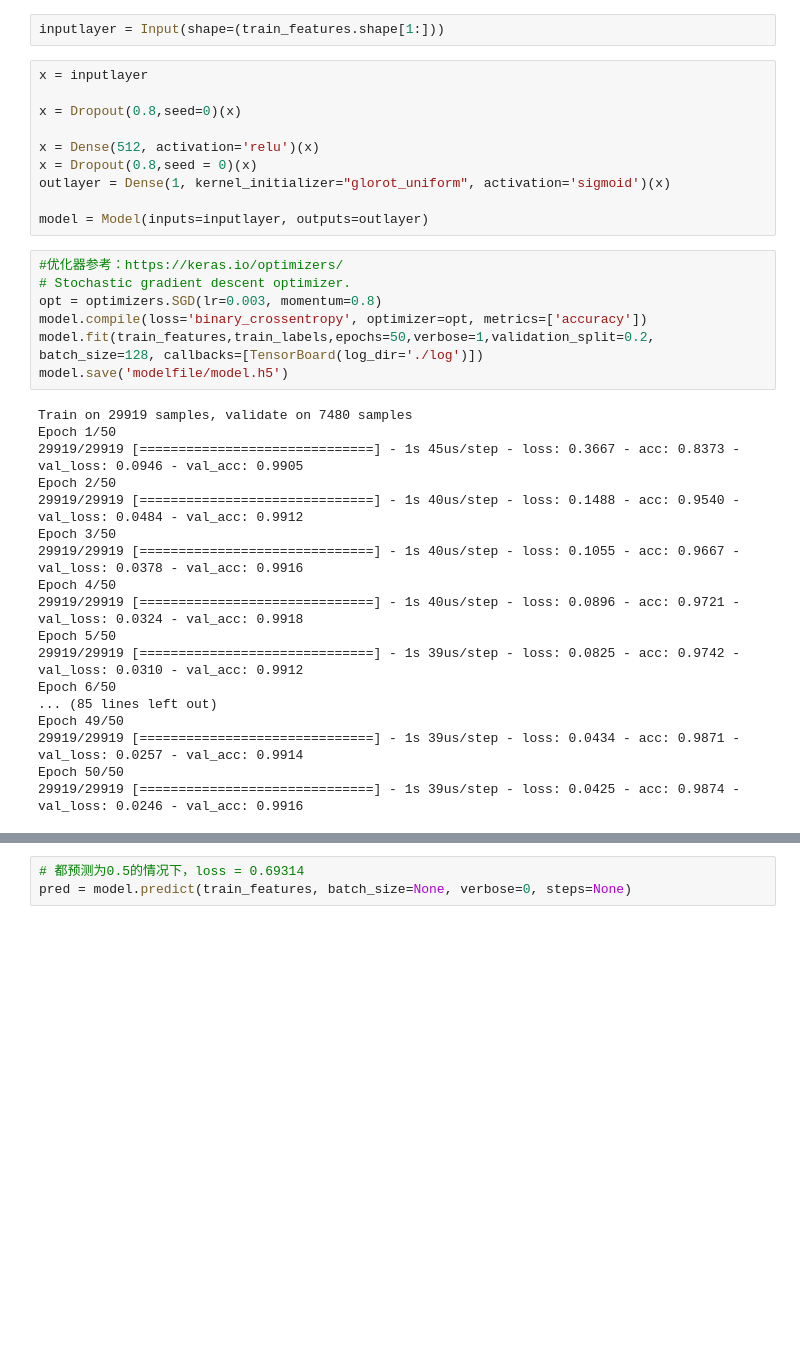
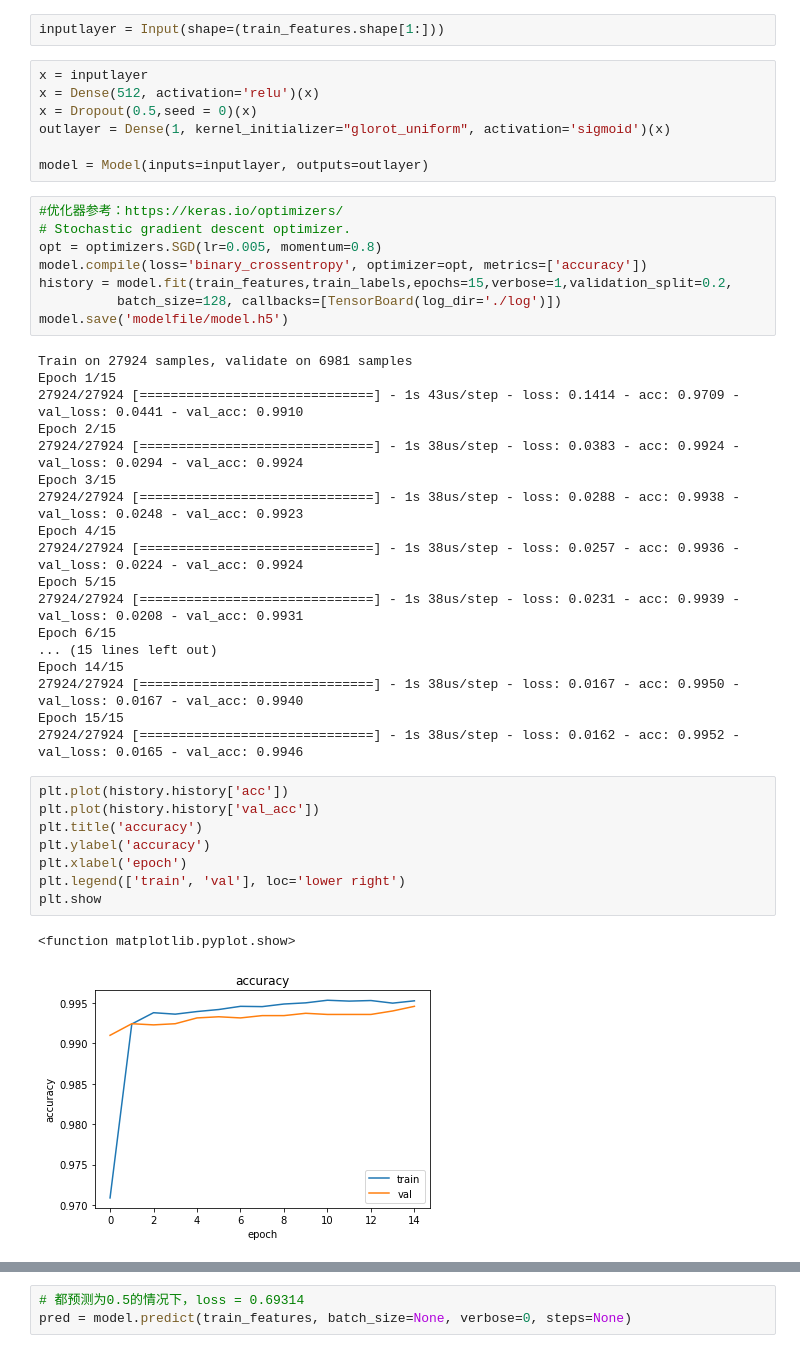
Before and after one commit to htliujy/capstone_dogs_vs_cats, a Jupyter notebook: 6_features_train.ipynb, the cells around one changed output, grey strips where cells are left out. Drawn from its saved outputs; the diff is of its cells as text; blank space fills up the shorter version.

```diff
--- a/6_features_train.ipynb
+++ b/6_features_train.ipynb
@@ -56,36 +56,45 @@ Using TensorFlow backend.
 inputlayer = Input(shape=(train_features.shape[1:]))
 # %%
 x = inputlayer
-
-x = Dropout(0.8,seed=0)(x)
-
 x = Dense(512, activation='relu')(x)
-x = Dropout(0.8,seed = 0)(x)
+x = Dropout(0.5,seed = 0)(x)
 outlayer = Dense(1, kernel_initializer="glorot_uniform", activation='sigmoid')(x)
 
 model = Model(inputs=inputlayer, outputs=outlayer)
 # %%
 #优化器参考：https://keras.io/optimizers/
 # Stochastic gradient descent optimizer.
-opt = optimizers.SGD(lr=0.003, momentum=0.8)
+opt = optimizers.SGD(lr=0.005, momentum=0.8)
 model.compile(loss='binary_crossentropy', optimizer=opt, metrics=['accuracy'])
-model.fit(train_features,train_labels,epochs=50,verbose=1,validation_split=0.2, batch_size=128, callbacks=[TensorBoard(log_dir='./log')])
+history = model.fit(train_features,train_labels,epochs=15,verbose=1,validation_split=0.2,
+          batch_size=128, callbacks=[TensorBoard(log_dir='./log')])
 model.save('modelfile/model.h5')
 # %% [output]
-Train on 29919 samples, validate on 7480 samples
-Epoch 1/50
-29919/29919 [==============================] - 1s 45us/step - loss: 0.3667 - acc: 0.8373 - val_loss: 0.0946 - val_acc: 0.9905
-Epoch 2/50
-29919/29919 [==============================] - 1s 40us/step - loss: 0.1488 - acc: 0.9540 - val_loss: 0.0484 - val_acc: 0.9912
-Epoch 3/50
-29919/29919 [==============================] - 1s 40us/step - loss: 0.1055 - acc: 0.9667 - val_loss: 0.0378 - val_acc: 0.9916
-Epoch 4/50
-29919/29919 [==============================] - 1s 40us/step - loss: 0.0896 - acc: 0.9721 - val_loss: 0.0324 - val_acc: 0.9918
-Epoch 5/50
-29919/29919 [==============================] - 1s 39us/step - loss: 0.0825 - acc: 0.9742 - val_loss: 0.0310 - val_acc: 0.9912
-Epoch 6/50
-... (85 lines left out)
-Epoch 49/50
-29919/29919 [==============================] - 1s 39us/step - loss: 0.0434 - acc: 0.9871 - val_loss: 0.0257 - val_acc: 0.9914
-Epoch 50/50
-29919/29919 [==============================] - 1s 39us/step - loss: 0.0425 - acc: 0.9874 - val_loss: 0.0246 - val_acc: 0.9916
+Train on 27924 samples, validate on 6981 samples
+Epoch 1/15
+27924/27924 [==============================] - 1s 43us/step - loss: 0.1414 - acc: 0.9709 - val_loss: 0.0441 - val_acc: 0.9910
+Epoch 2/15
+27924/27924 [==============================] - 1s 38us/step - loss: 0.0383 - acc: 0.9924 - val_loss: 0.0294 - val_acc: 0.9924
+Epoch 3/15
+27924/27924 [==============================] - 1s 38us/step - loss: 0.0288 - acc: 0.9938 - val_loss: 0.0248 - val_acc: 0.9923
+Epoch 4/15
+27924/27924 [==============================] - 1s 38us/step - loss: 0.0257 - acc: 0.9936 - val_loss: 0.0224 - val_acc: 0.9924
+Epoch 5/15
+27924/27924 [==============================] - 1s 38us/step - loss: 0.0231 - acc: 0.9939 - val_loss: 0.0208 - val_acc: 0.9931
+Epoch 6/15
+... (15 lines left out)
+Epoch 14/15
+27924/27924 [==============================] - 1s 38us/step - loss: 0.0167 - acc: 0.9950 - val_loss: 0.0167 - val_acc: 0.9940
+Epoch 15/15
+27924/27924 [==============================] - 1s 38us/step - loss: 0.0162 - acc: 0.9952 - val_loss: 0.0165 - val_acc: 0.9946
+# %%
+plt.plot(history.history['acc'])
+plt.plot(history.history['val_acc'])
+plt.title('accuracy')
+plt.ylabel('accuracy')
+plt.xlabel('epoch')
+plt.legend(['train', 'val'], loc='lower right')
+plt.show
+# %% [output]
+<function matplotlib.pyplot.show>
+[figure, added]
```
Also changed, not shown: parts of 5 cells of this notebook, 7 other files.
